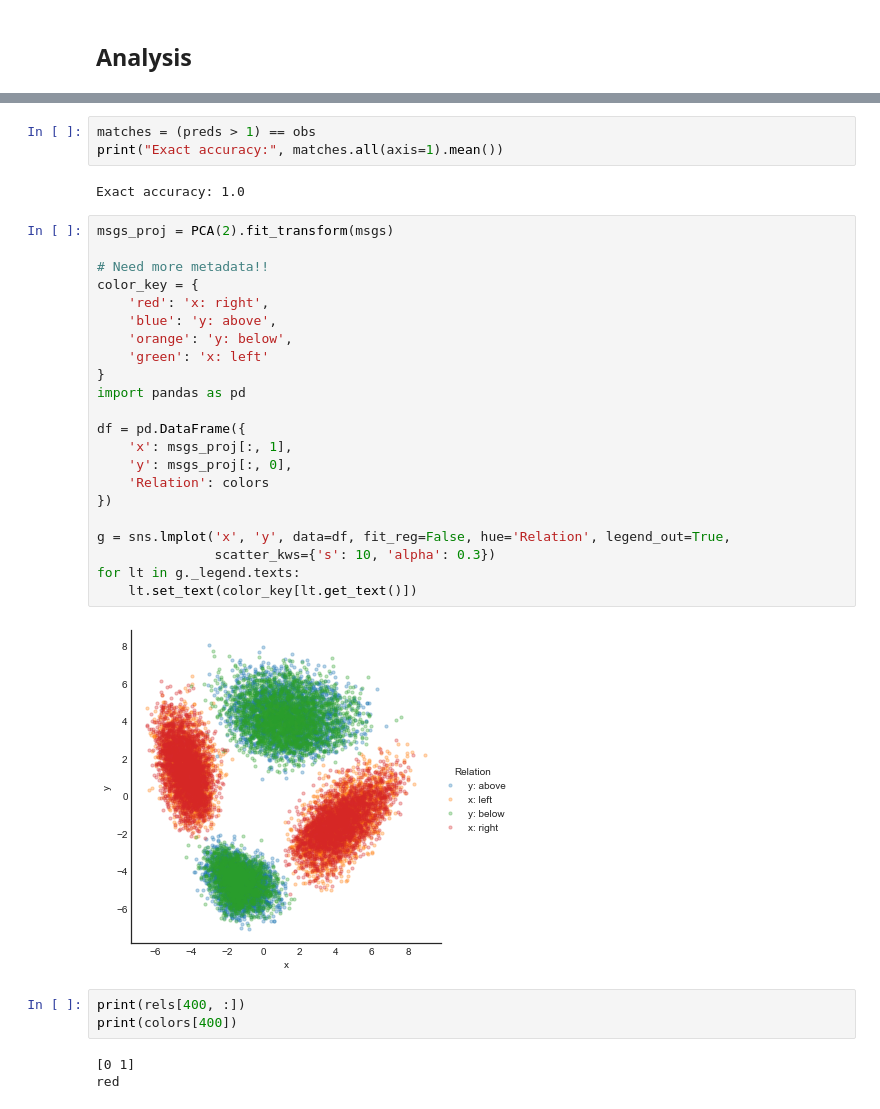
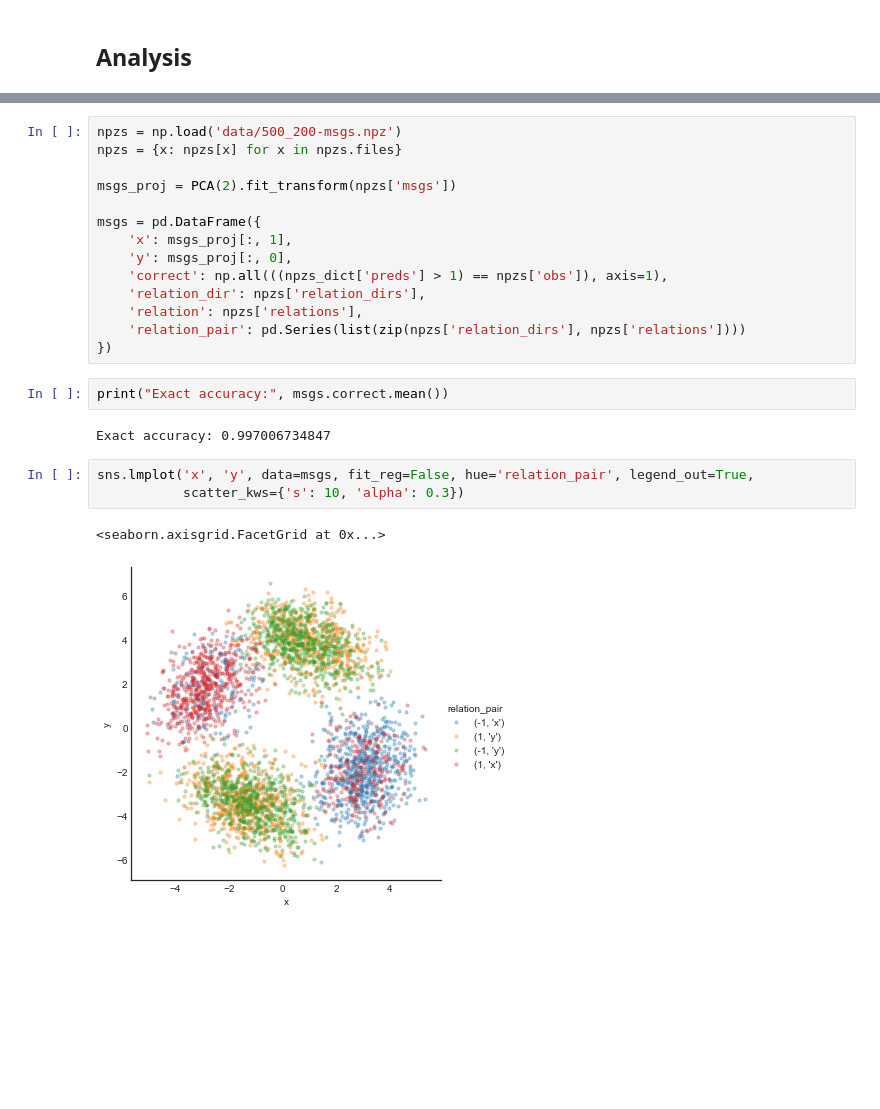
Before and after one commit to jayelm/rnn-syn, a Jupyter notebook: rnn-syn.ipynb, the cells around one changed output, grey strips where cells are left out. Saved outputs shown, nothing was run; the diff lists cells and outputs as text; blank space fills up the shorter version.

```diff
--- a/rnn-syn.ipynb
+++ b/rnn-syn.ipynb
@@ -19,35 +20,24 @@ msgs, preds, obs, rels, colors = (npzs[x] for x in npzs.files)
-# %%
-matches = (preds > 1) == obs
-print("Exact accuracy:", matches.all(axis=1).mean())
-# %% [output]
-Exact accuracy: 1.0
-# %%
-msgs_proj = PCA(2).fit_transform(msgs)
-
-# Need more metadata!!
-color_key = {
-    'red': 'x: right',
-    'blue': 'y: above',
-    'orange': 'y: below',
-    'green': 'x: left'
-}
-import pandas as pd
-
-df = pd.DataFrame({
-    'x': msgs_proj[:, 1],
-    'y': msgs_proj[:, 0],
-    'Relation': colors
-})
-
-g = sns.lmplot('x', 'y', data=df, fit_reg=False, hue='Relation', legend_out=True,
-               scatter_kws={'s': 10, 'alpha': 0.3})
-for lt in g._legend.texts:
-    lt.set_text(color_key[lt.get_text()])
-# %% [output]
-[figure, removed]
-# %%
-print(rels[400, :])
-print(colors[400])
-# %% [output]
-[0 1]
-red
+# %%
+npzs = np.load('data/500_200-msgs.npz')
+npzs = {x: npzs[x] for x in npzs.files}
+
+msgs_proj = PCA(2).fit_transform(npzs['msgs'])
+
+msgs = pd.DataFrame({
+    'x': msgs_proj[:, 1],
+    'y': msgs_proj[:, 0],
+    'correct': np.all(((npzs_dict['preds'] > 1) == npzs['obs']), axis=1),
+    'relation_dir': npzs['relation_dirs'],
+    'relation': npzs['relations'],
+    'relation_pair': pd.Series(list(zip(npzs['relation_dirs'], npzs['relations'])))
+})
+# %%
+print("Exact accuracy:", msgs.correct.mean())
+# %% [output]
+Exact accuracy: 0.997006734847
+# %%
+sns.lmplot('x', 'y', data=msgs, fit_reg=False, hue='relation_pair', legend_out=True,
+           scatter_kws={'s': 10, 'alpha': 0.3})
+# %% [output]
+<seaborn.axisgrid.FacetGrid at 0x...>
+[figure, added]
```
Also changed, not shown: parts of 2 cells of this notebook.
